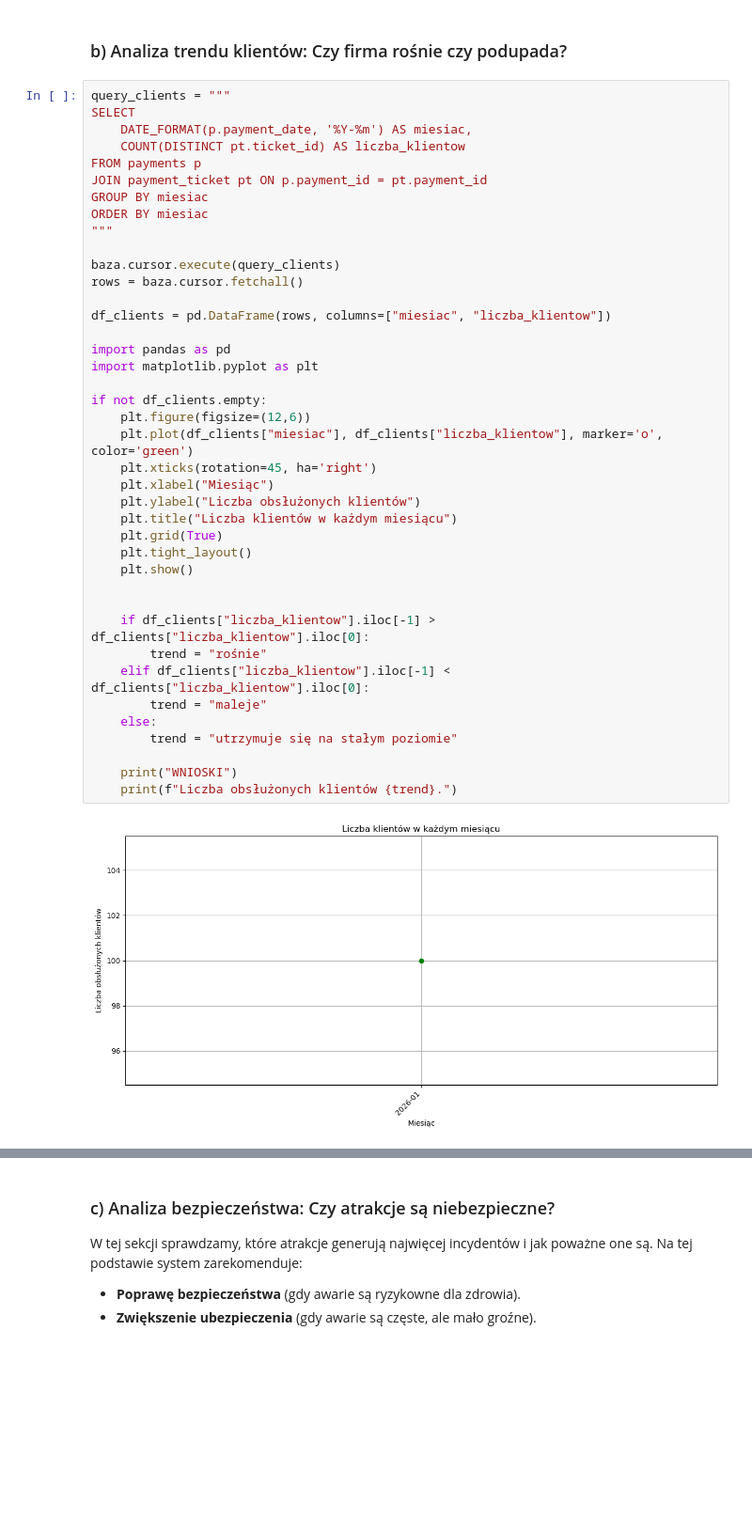
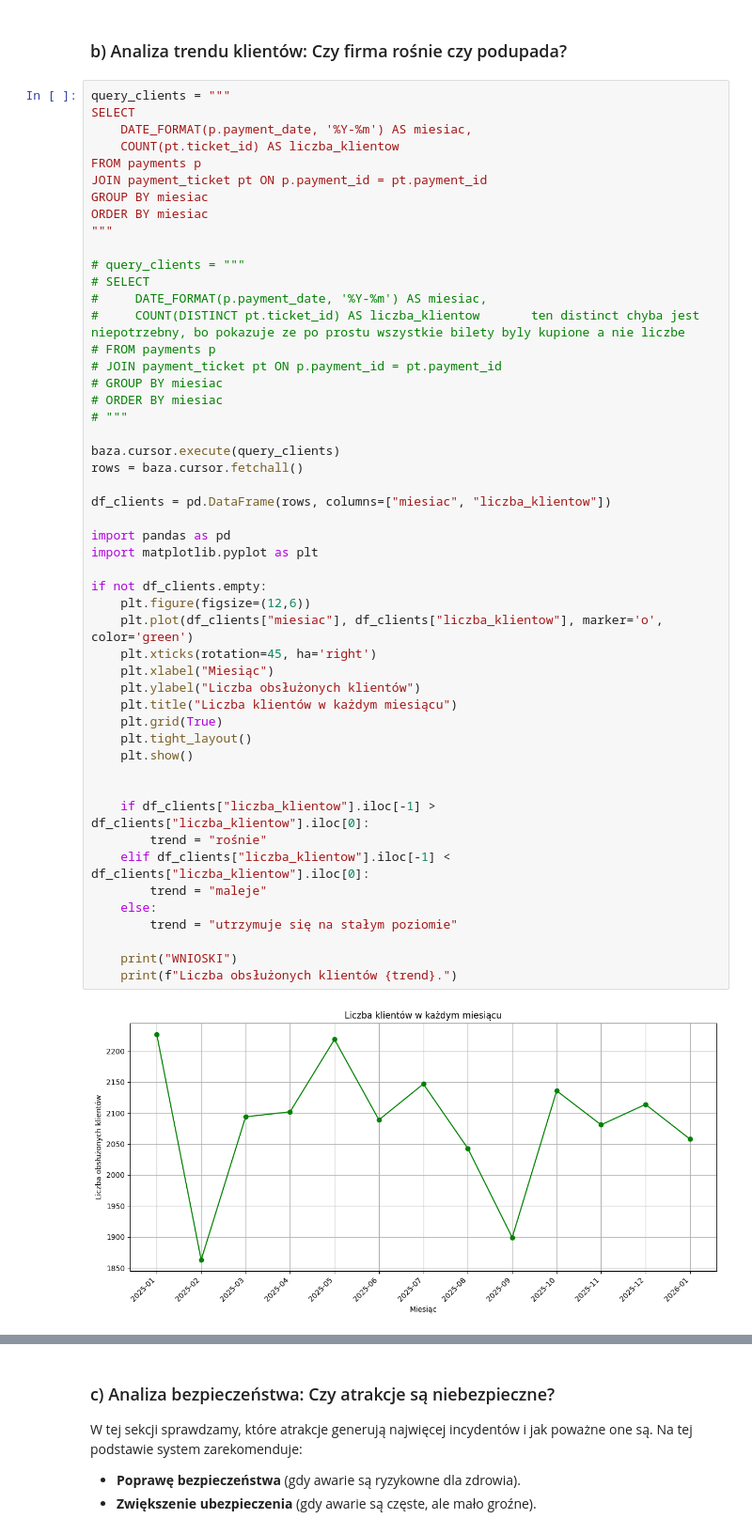
Before and after one commit to patrycja-krzyz/projekt_bazy, a Jupyter notebook: raport_i_analiza.ipynb, the cells around one changed output, grey strips where cells are left out. Shown at 94% size. Cells and saved outputs as stored; diff of their text form; blank space fills up the shorter version.

```diff
--- a/raport_i_analiza.ipynb
+++ b/raport_i_analiza.ipynb
@@ -138,42 +138,52 @@ Najmniej opłacalna: Brave Rift (Zysk: -26689.56)
 query_clients = """
 SELECT
     DATE_FORMAT(p.payment_date, '%Y-%m') AS miesiac,
-    COUNT(DISTINCT pt.ticket_id) AS liczba_klientow
+    COUNT(pt.ticket_id) AS liczba_klientow
 FROM payments p
 JOIN payment_ticket pt ON p.payment_id = pt.payment_id
 GROUP BY miesiac
 ORDER BY miesiac
 """
+
+# query_clients = """
+# SELECT
+#     DATE_FORMAT(p.payment_date, '%Y-%m') AS miesiac,
+#     COUNT(DISTINCT pt.ticket_id) AS liczba_klientow       ten distinct chyba jest niepotrzebny, bo pokazuje ze po prostu wszystkie bilety byly kupione a nie liczbe
+# FROM payments p
+# JOIN payment_ticket pt ON p.payment_id = pt.payment_id
+# GROUP BY miesiac
+# ORDER BY miesiac
+# """
 
 baza.cursor.execute(query_clients)
 rows = baza.cursor.fetchall()
 
 df_clients = pd.DataFrame(rows, columns=["miesiac", "liczba_klientow"])
 
 import pandas as pd
 import matplotlib.pyplot as plt
 
 if not df_clients.empty:
     plt.figure(figsize=(12,6))
     plt.plot(df_clients["miesiac"], df_clients["liczba_klientow"], marker='o', color='green')
     plt.xticks(rotation=45, ha='right')
     plt.xlabel("Miesiąc")
     plt.ylabel("Liczba obsłużonych klientów")
     plt.title("Liczba klientów w każdym miesiącu")
     plt.grid(True)
     plt.tight_layout()
     plt.show()
 
 
     if df_clients["liczba_klientow"].iloc[-1] > df_clients["liczba_klientow"].iloc[0]:
         trend = "rośnie"
     elif df_clients["liczba_klientow"].iloc[-1] < df_clients["liczba_klientow"].iloc[0]:
         trend = "maleje"
     else:
         trend = "utrzymuje się na stałym poziomie"
 
     print("WNIOSKI")
     print(f"Liczba obsłużonych klientów {trend}.")
 # %% [output]
-[figure, old version]
+[figure, new version]
 WNIOSKI
```
Also changed, not shown: parts of 8 cells of this notebook, 5 other files.
